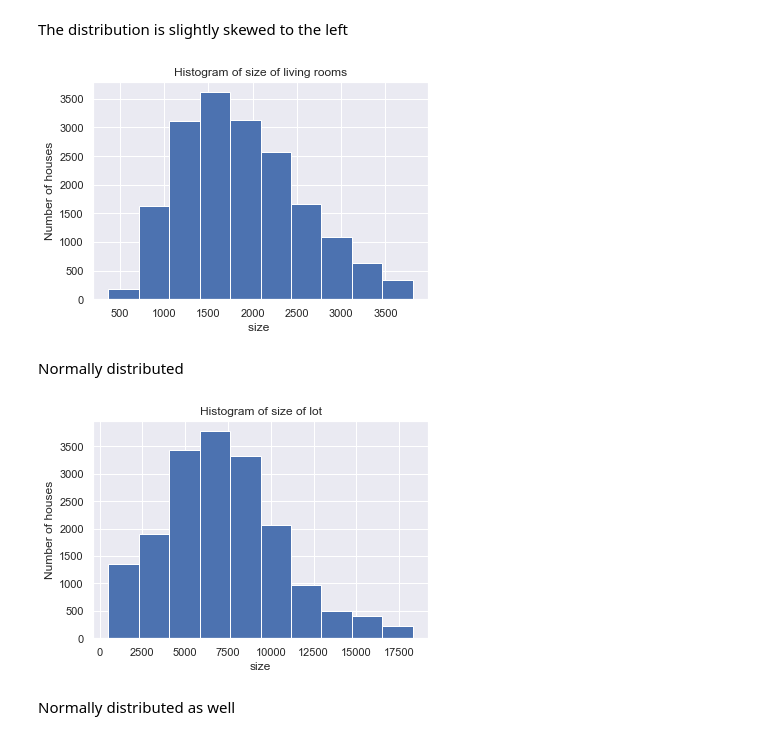
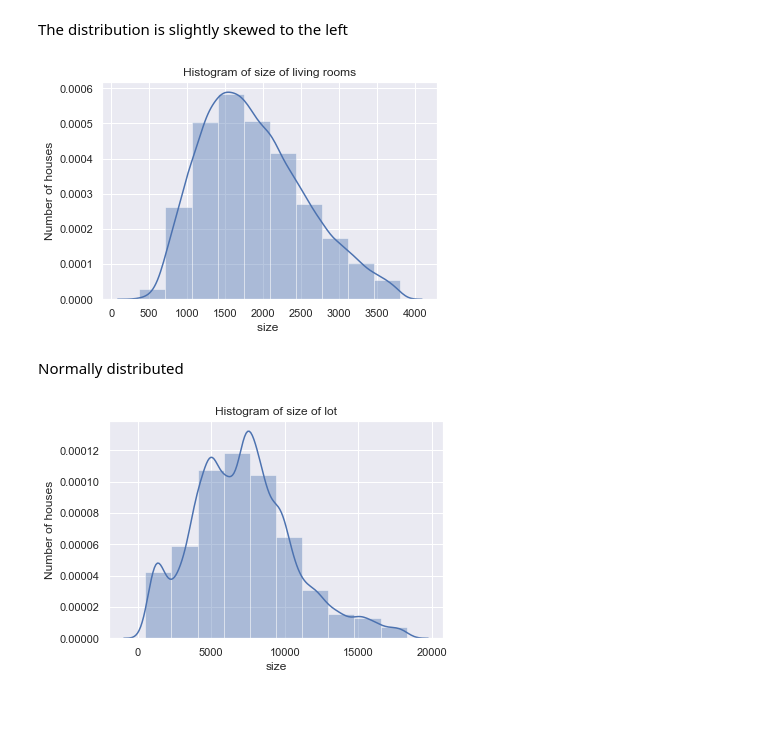
Before and after one commit to mbururyan/HAAS-house-prices, a Jupyter notebook: house-price-reg.ipynb, the cells around one changed output. Cells and saved outputs as stored; diff of their text form; code cells hidden in the pictures; blank space fills up the shorter version.

```diff
--- a/house-price-reg.ipynb
+++ b/house-price-reg.ipynb
@@ -164,3 +166,8 @@ df.head()
 | 2 | 5631500400 | 180000.0 | 2 | 1.00 | 770 | 10000 | 1.0 | 0 | 0 | 3 | ... |
 | 3 | 2487200875 | 604000.0 | 4 | 3.00 | 1960 | 5000 | 1.0 | 0 | 0 | 5 | ... |
 | 4 | 1954400510 | 510000.0 | 3 | 2.00 | 1680 | 8080 | 1.0 | 0 | 0 | 3 | ... |
+# %%
+# do the same for basement
+df['basement'] = df['sqft_basement'].mask(df['sqft_basement'] > 1, 1)
+df = df.drop(['sqft_basement'], axis=1)
+df.head()
@@ -327,23 +345,21 @@ plt.show()
 The distribution is slightly skewed to the left
 # %%
 # Other histograms
-df['sqft_living'].hist()
+sns.distplot(a=df['sqft_living'], bins=10)
 plt.title('Histogram of size of living rooms')
 plt.xlabel('size ')
 plt.ylabel('Number of houses')
 plt.show()
 # %% [output]
-[figure, old version]
+[figure, new version]
 # %% [markdown]
 Normally distributed
 # %%
 # Histogram for size of parking lot
-df['sqft_lot'].hist()
+sns.distplot(a=df['sqft_lot'], bins=10)
 plt.title('Histogram of size of lot')
 plt.xlabel('size')
 plt.ylabel('Number of houses')
 plt.show()
 # %% [output]
-[figure, old version]
+[figure, new version]
-# %% [markdown]
-Normally distributed as well
```
Also changed, not shown: parts of 41 cells of this notebook.
